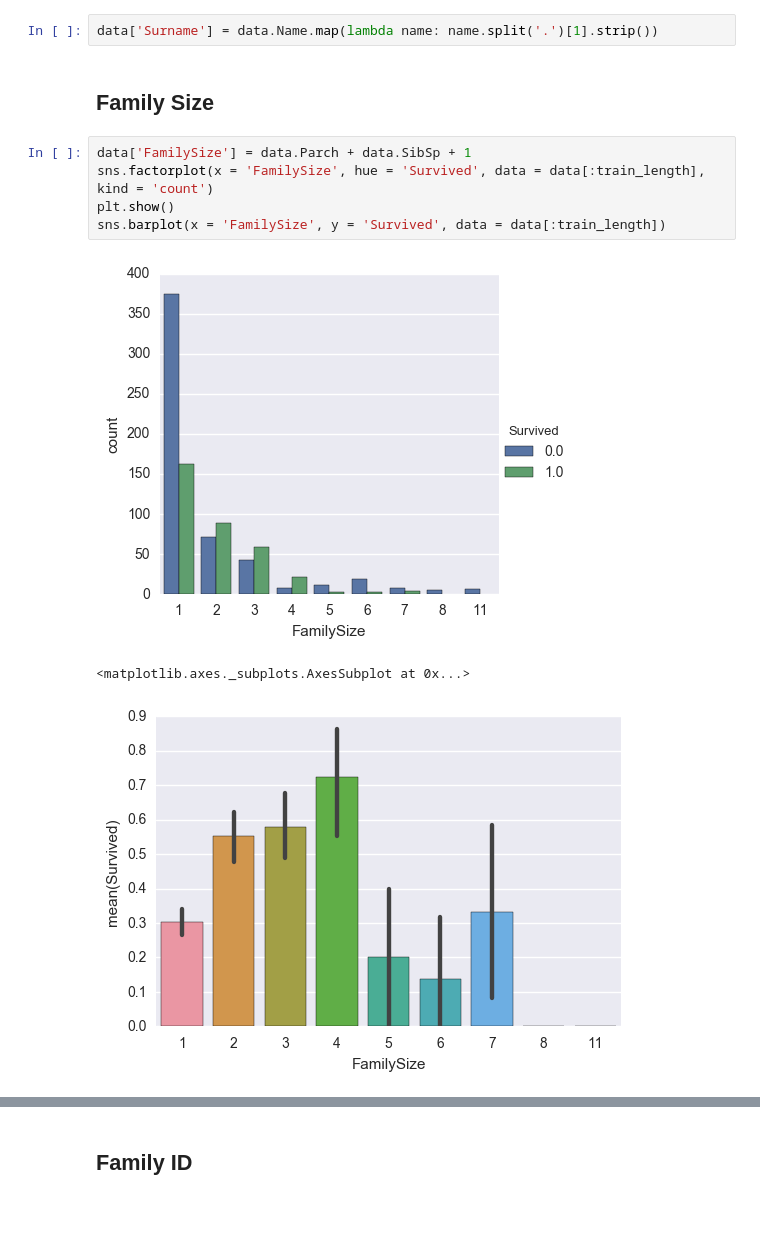
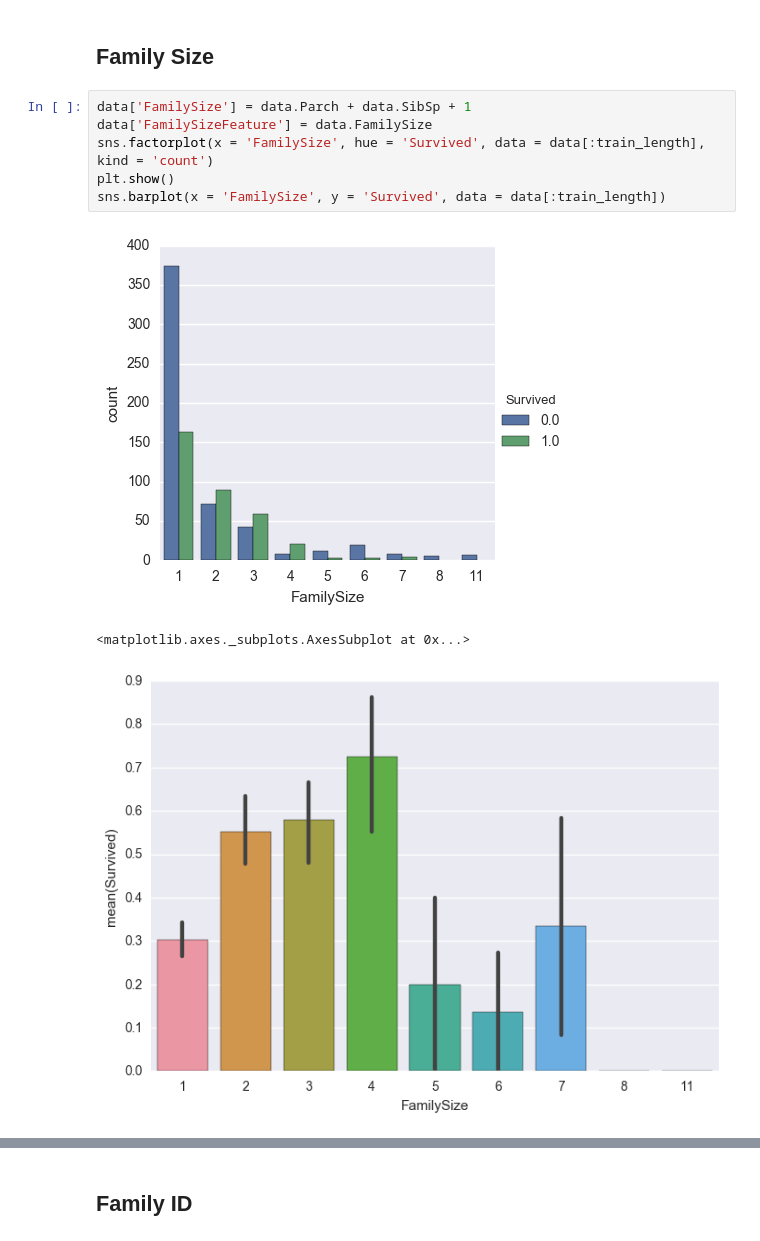
Before and after one commit to codingpotato/Kaggle, a Jupyter notebook: Titanic/Titanic.ipynb, the cells around one changed output, grey strips where cells are left out. Saved outputs shown, nothing was run; the diff lists cells and outputs as text; blank space fills up the shorter version.

```diff
--- a/Titanic/Titanic.ipynb
+++ b/Titanic/Titanic.ipynb
@@ -53,14 +53,13 @@ sns.barplot(x = 'Title', y = 'Survived', data = data[:train_length])
-# %%
-data['Surname'] = data.Name.map(lambda name: name.split('.')[1].strip())
 # %% [markdown]
 ## Family Size
 # %%
 data['FamilySize'] = data.Parch + data.SibSp + 1
+data['FamilySizeFeature'] = data.FamilySize
 sns.factorplot(x = 'FamilySize', hue = 'Survived', data = data[:train_length], kind = 'count')
 plt.show()
 sns.barplot(x = 'FamilySize', y = 'Survived', data = data[:train_length])
 # %% [output]
-[figure, old version]
+[figure, new version]
 <matplotlib.axes._subplots.AxesSubplot at 0x...>
-[figure, old version]
+[figure, new version]
 # %%
```
Also changed, not shown: parts of 30 cells of this notebook.
